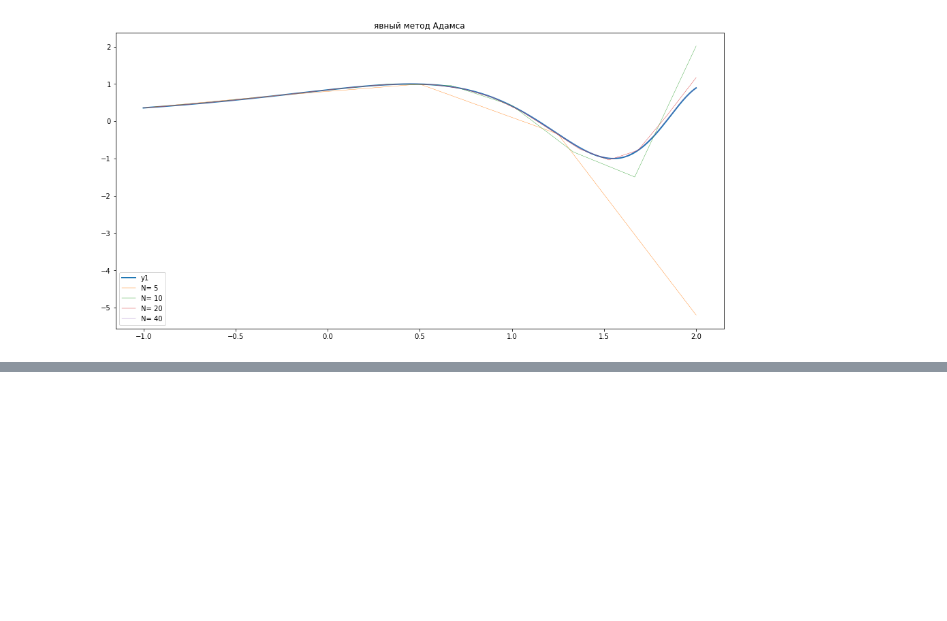
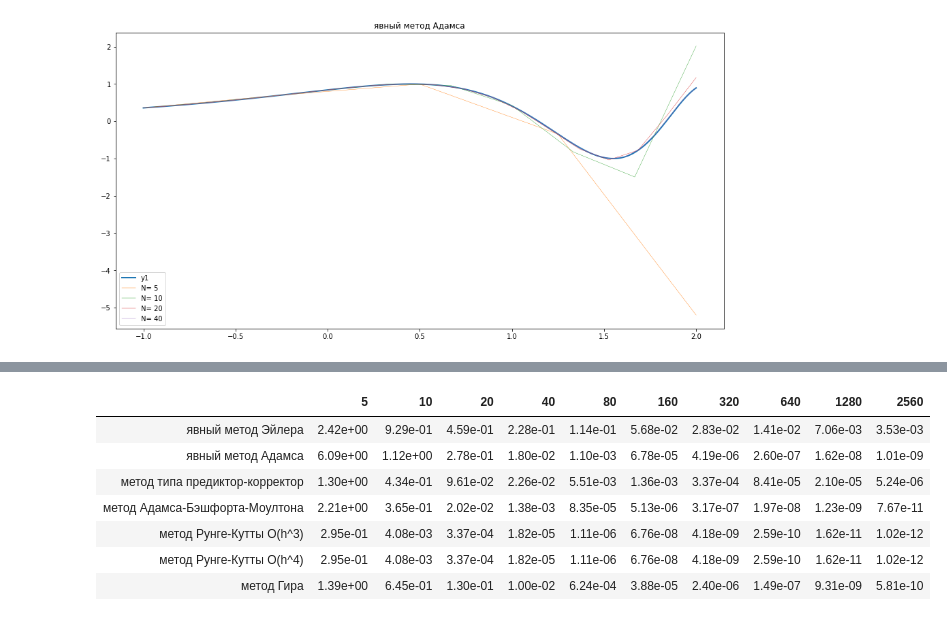
Before and after one commit to Raser23/CalculationMethods2019_1, a Jupyter notebook: All.ipynb, the cells around one changed output, grey strips where cells are left out. Cells and saved outputs as stored; diff of their text form; code cells hidden in the pictures; blank space fills up the shorter version.

```diff
--- a/All.ipynb
+++ b/All.ipynb
@@ -239,0 +208,49 @@ plt.savefig('test3.png',dpi = 200)
+# %%
+import pandas as pd
+from math import log
+
+iteration_count = 10
+
+N_test =( 5 * (2**np.linspace(0,iteration_count-1,iteration_count))).astype('int32')
+
+
+
+result = np.zeros((method_count,iteration_count))
+
+i = -1
+for n in N_test:
+    i+=1
+    nodes = np.linspace(x0,xN,n)
+    y_fi = fi(nodes)
+    j = -1
+    for method in methods:
+        j+=1
+        y_method = method.calculate(y_fi[:4],f, N = n )
+        _,_,eps = compare(y_fi,y_method)
+        result[j,i] = eps
+        pass
+
+methods_names = [m.name for m in methods]
+err_df = pd.DataFrame(result, index=methods_names, columns=list(N_test))
+
+
+p_calculated = np.zeros((method_count,iteration_count -1))
+for method_num in range(method_count):
+    for i in range(iteration_count - 1):
+        p_calculated[method_num,i] = log( \
+                                         abs( err_df.iloc[method_num,i] / err_df.iloc[method_num,i+1] )\
+                                        ) / log(2)
+
+p_calculated_df = pd.DataFrame(p_calculated, index=methods_names, columns=list(N_test)[:-1])
+# %%
+pd.options.display.float_format = '{:.2e}'.format
+err_df
+# %% [output]
+|  | 5 | 10 | 20 | 40 | 80 | 160 | 320 | 640 | 1280 | 2560 |
+| явный метод Эйлера | 2.42e+00 | 9.29e-01 | 4.59e-01 | 2.28e-01 | 1.14e-01 | 5.68e-02 | 2.83e-02 | 1.41e-02 | 7.06e-03 | 3.53e-03 |
+| явный метод Адамса | 6.09e+00 | 1.12e+00 | 2.78e-01 | 1.80e-02 | 1.10e-03 | 6.78e-05 | 4.19e-06 | 2.60e-07 | 1.62e-08 | 1.01e-09 |
+| метод типа предиктор-корректор | 1.30e+00 | 4.34e-01 | 9.61e-02 | 2.26e-02 | 5.51e-03 | 1.36e-03 | 3.37e-04 | 8.41e-05 | 2.10e-05 | 5.24e-06 |
+| метод Адамса-Бэшфорта-Моултона | 2.21e+00 | 3.65e-01 | 2.02e-02 | 1.38e-03 | 8.35e-05 | 5.13e-06 | 3.17e-07 | 1.97e-08 | 1.23e-09 | 7.67e-11 |
+| метод Рунге-Кутты O(h^3) | 2.95e-01 | 4.08e-03 | 3.37e-04 | 1.82e-05 | 1.11e-06 | 6.76e-08 | 4.18e-09 | 2.59e-10 | 1.62e-11 | 1.02e-12 |
+| метод Рунге-Кутты O(h^4) | 2.95e-01 | 4.08e-03 | 3.37e-04 | 1.82e-05 | 1.11e-06 | 6.76e-08 | 4.18e-09 | 2.59e-10 | 1.62e-11 | 1.02e-12 |
+| метод Гира | 1.39e+00 | 6.45e-01 | 1.30e-01 | 1.00e-02 | 6.24e-04 | 3.88e-05 | 2.40e-06 | 1.49e-07 | 9.31e-09 | 5.81e-10 |
```
Also changed, not shown: parts of 10 cells of this notebook, 2 other files.
